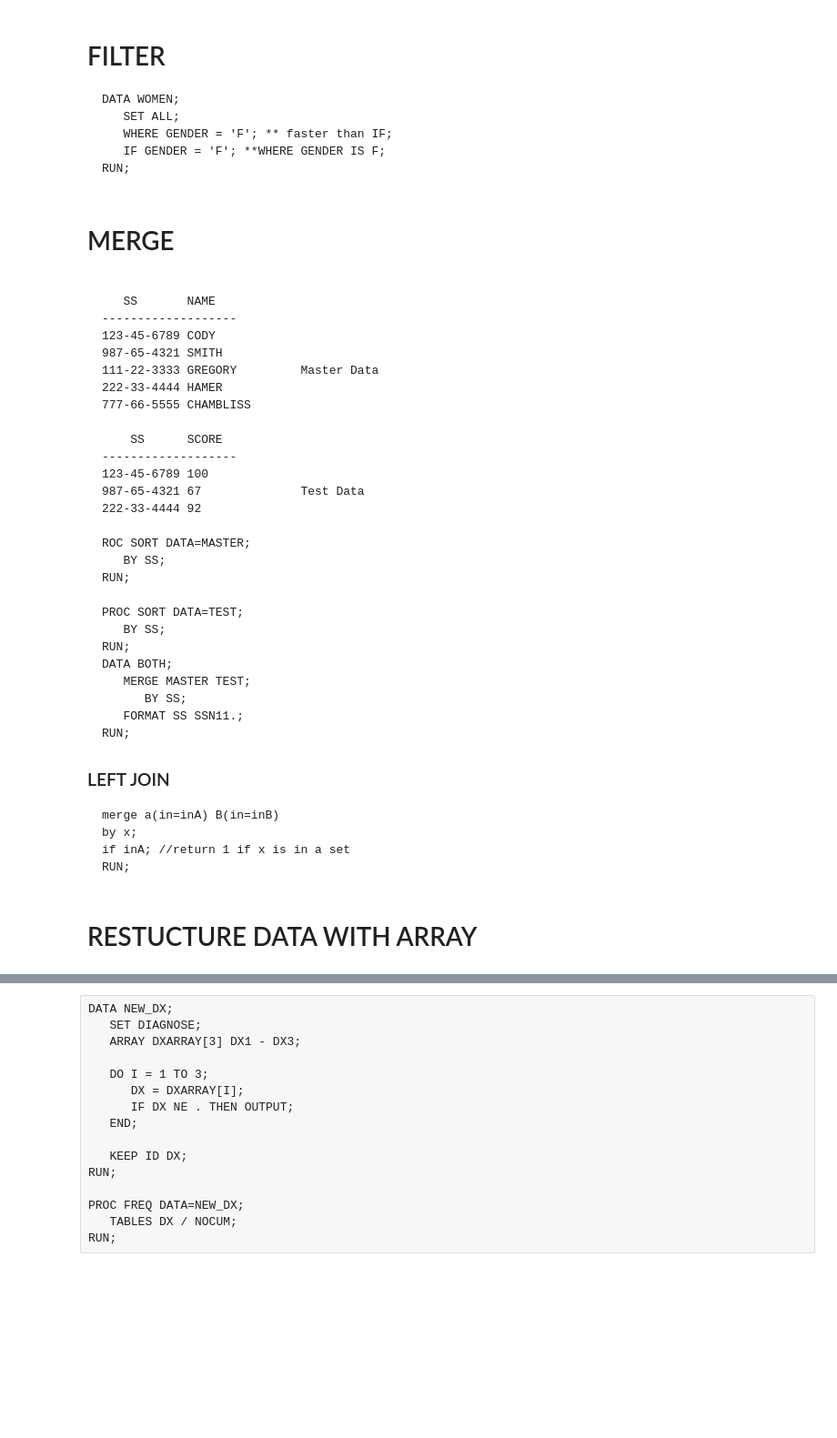
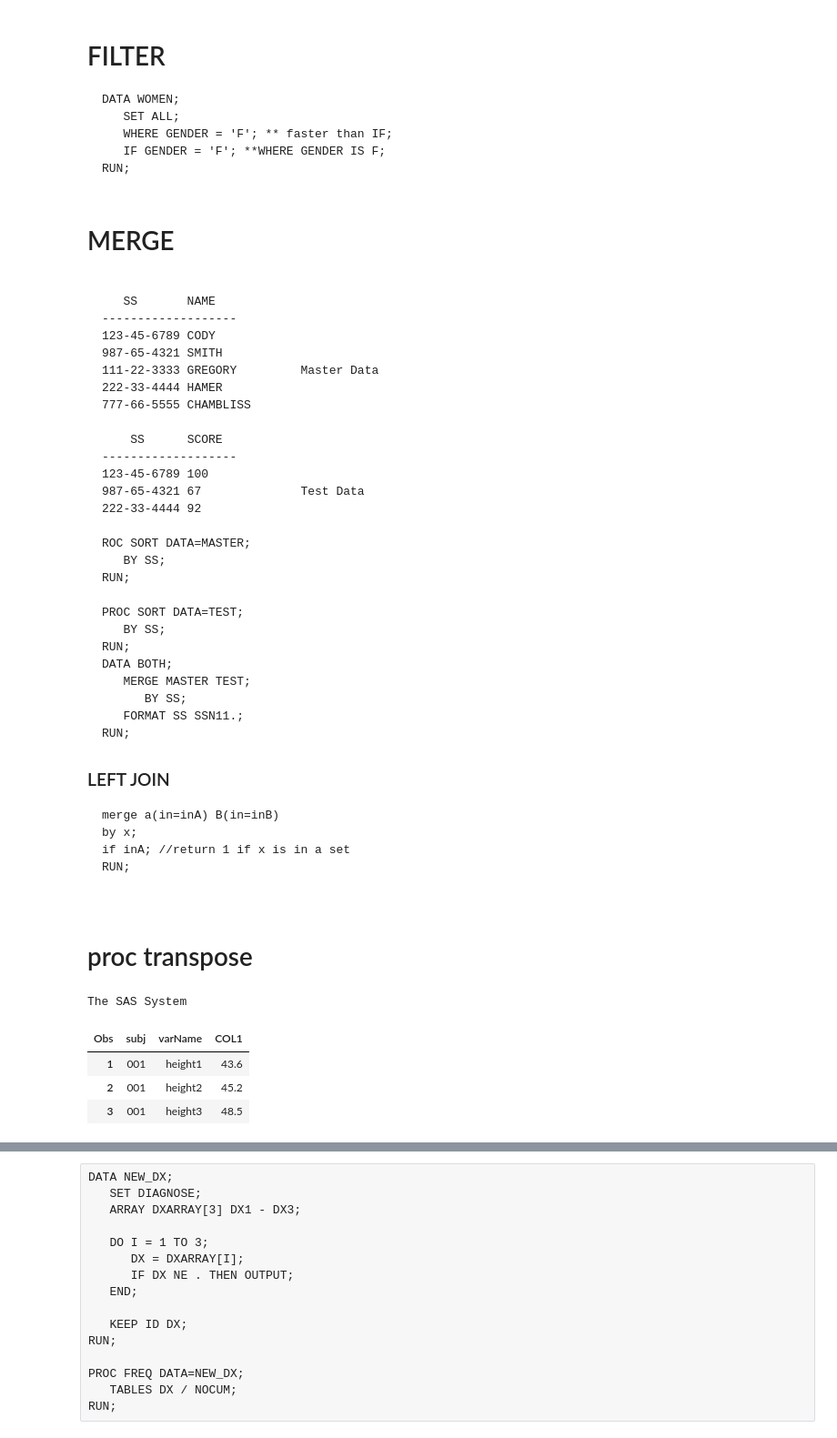
Before and after one commit to kevinwkc/my_sas, a Jupyter notebook: DATASET.ipynb, the cells around one changed output, grey strips where cells are left out. Shown: that part at 91% size. Drawn from its saved outputs; the diff is of its cells as text; code cells hidden in the pictures; blank space fills up the shorter version.

Commit message:
PROC TRANSPOSE

````diff
--- a/DATASET.ipynb
+++ b/DATASET.ipynb
@@ -49,6 +49,29 @@ if inA; //return 1 if x is in a set
 RUN;
 
 ```
-
-RESTUCTURE DATA WITH ARRAY
-=============================
+# %% [markdown]
+proc transpose
+=================
+# %%
+
+DATA longheight;
+INPUT subj $ height1 - height4;
+ARRAY HEIGHT[4]HEIGHT1-HEIGHT4;
+datalines;
+001 43.6 45.2 48.5 51.3
+002 41.1 43.4 48.1 51.5
+003 38.4 40.9 46.7 48.1
+;
+
+proc transpose out=trans_h;
+by subj;
+run;
+
+proc print data=trans_h(obs=3 rename=(_NAME_=varName));
+run;
+# %% [output]
+The SAS System
+| Obs | subj | varName | COL1 |
+| 1 | 001 | height1 | 43.6 |
+| 2 | 001 | height2 | 45.2 |
+| 3 | 001 | height3 | 48.5 |
````
Also changed, not shown: parts of 1 cell of this notebook.
